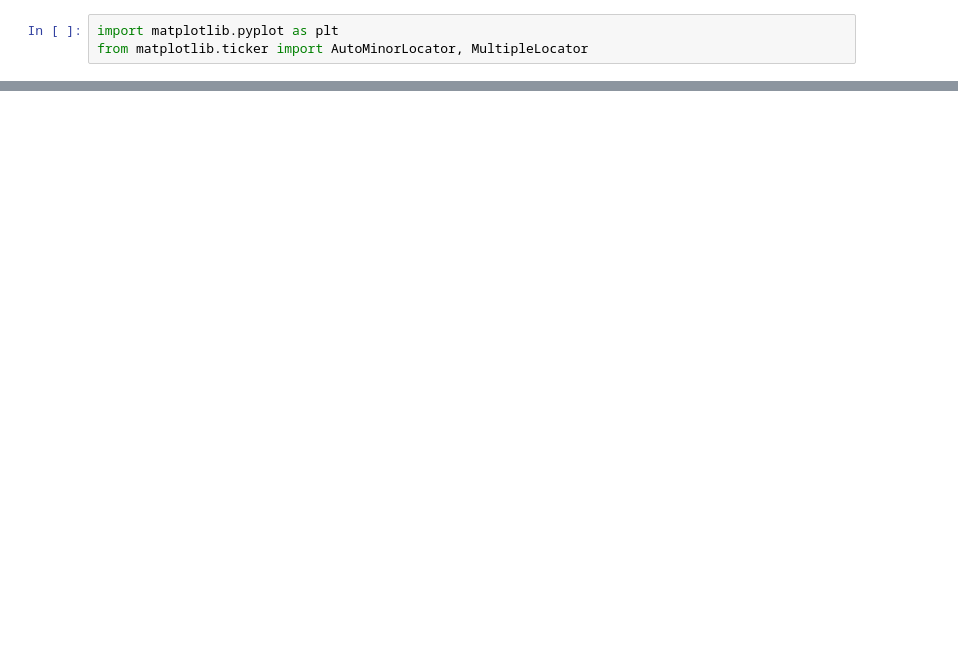
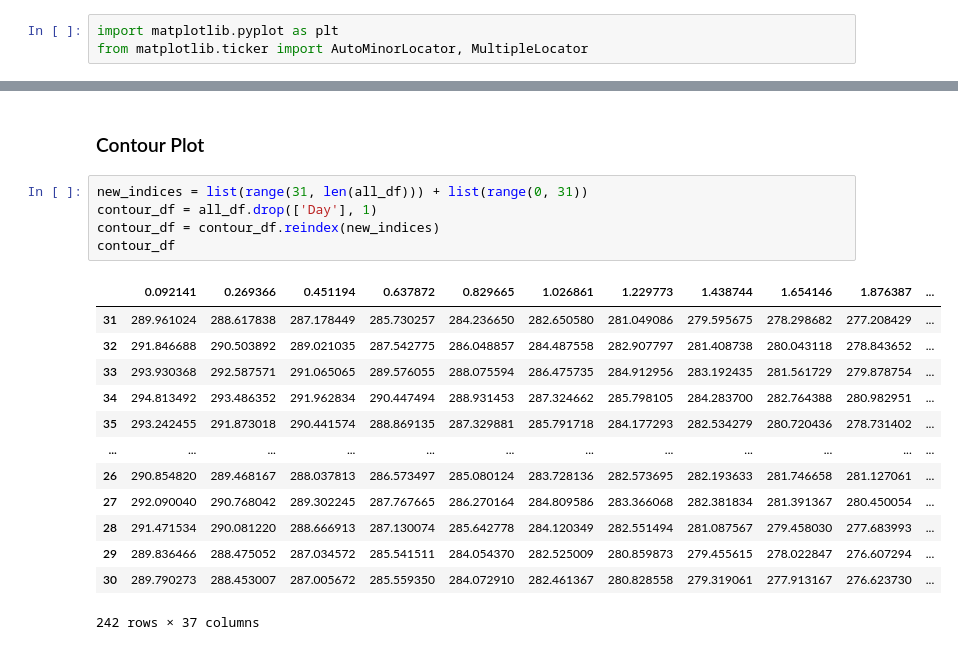
Before and after one commit to alinadevkota/DataViz, a Jupyter notebook: notebooks/Visualize netcdf data.ipynb, the cells around one changed output, grey strips where cells are left out. Drawn from its saved outputs; the diff is of its cells as text; blank space fills up the shorter version.

```diff
--- a/notebooks/Visualize netcdf data.ipynb
+++ b/notebooks/Visualize netcdf data.ipynb
@@ -101,0 +182,21 @@ plt.show()
+# %% [markdown]
+### Contour Plot
+# %%
+new_indices = list(range(31, len(all_df))) + list(range(0, 31))
+contour_df = all_df.drop(['Day'], 1)
+contour_df = contour_df.reindex(new_indices)
+contour_df
+# %% [output]
+|  | 0.092141 | 0.269366 | 0.451194 | 0.637872 | 0.829665 | 1.026861 | 1.229773 | 1.438744 | 1.654146 | 1.876387 | ... |
+| 31 | 289.961024 | 288.617838 | 287.178449 | 285.730257 | 284.236650 | 282.650580 | 281.049086 | 279.595675 | 278.298682 | 277.208429 | ... |
+| 32 | 291.846688 | 290.503892 | 289.021035 | 287.542775 | 286.048857 | 284.487558 | 282.907797 | 281.408738 | 280.043118 | 278.843652 | ... |
+| 33 | 293.930368 | 292.587571 | 291.065065 | 289.576055 | 288.075594 | 286.475735 | 284.912956 | 283.192435 | 281.561729 | 279.878754 | ... |
+| 34 | 294.813492 | 293.486352 | 291.962834 | 290.447494 | 288.931453 | 287.324662 | 285.798105 | 284.283700 | 282.764388 | 280.982951 | ... |
+| 35 | 293.242455 | 291.873018 | 290.441574 | 288.869135 | 287.329881 | 285.791718 | 284.177293 | 282.534279 | 280.720436 | 278.731402 | ... |
+| ... | ... | ... | ... | ... | ... | ... | ... | ... | ... | ... | ... |
+| 26 | 290.854820 | 289.468167 | 288.037813 | 286.573497 | 285.080124 | 283.728136 | 282.573695 | 282.193633 | 281.746658 | 281.127061 | ... |
+| 27 | 292.090040 | 290.768042 | 289.302245 | 287.767665 | 286.270164 | 284.809586 | 283.366068 | 282.381834 | 281.391367 | 280.450054 | ... |
+| 28 | 291.471534 | 290.081220 | 288.666913 | 287.130074 | 285.642778 | 284.120349 | 282.551494 | 281.087567 | 279.458030 | 277.683993 | ... |
+| 29 | 289.836466 | 288.475052 | 287.034572 | 285.541511 | 284.054370 | 282.525009 | 280.859873 | 279.455615 | 278.022847 | 276.607294 | ... |
+| 30 | 289.790273 | 288.453007 | 287.005672 | 285.559350 | 284.072910 | 282.461367 | 280.828558 | 279.319061 | 277.913167 | 276.623730 | ... |
+242 rows × 37 columns
```
Also changed, not shown: parts of 32 cells of this notebook.
